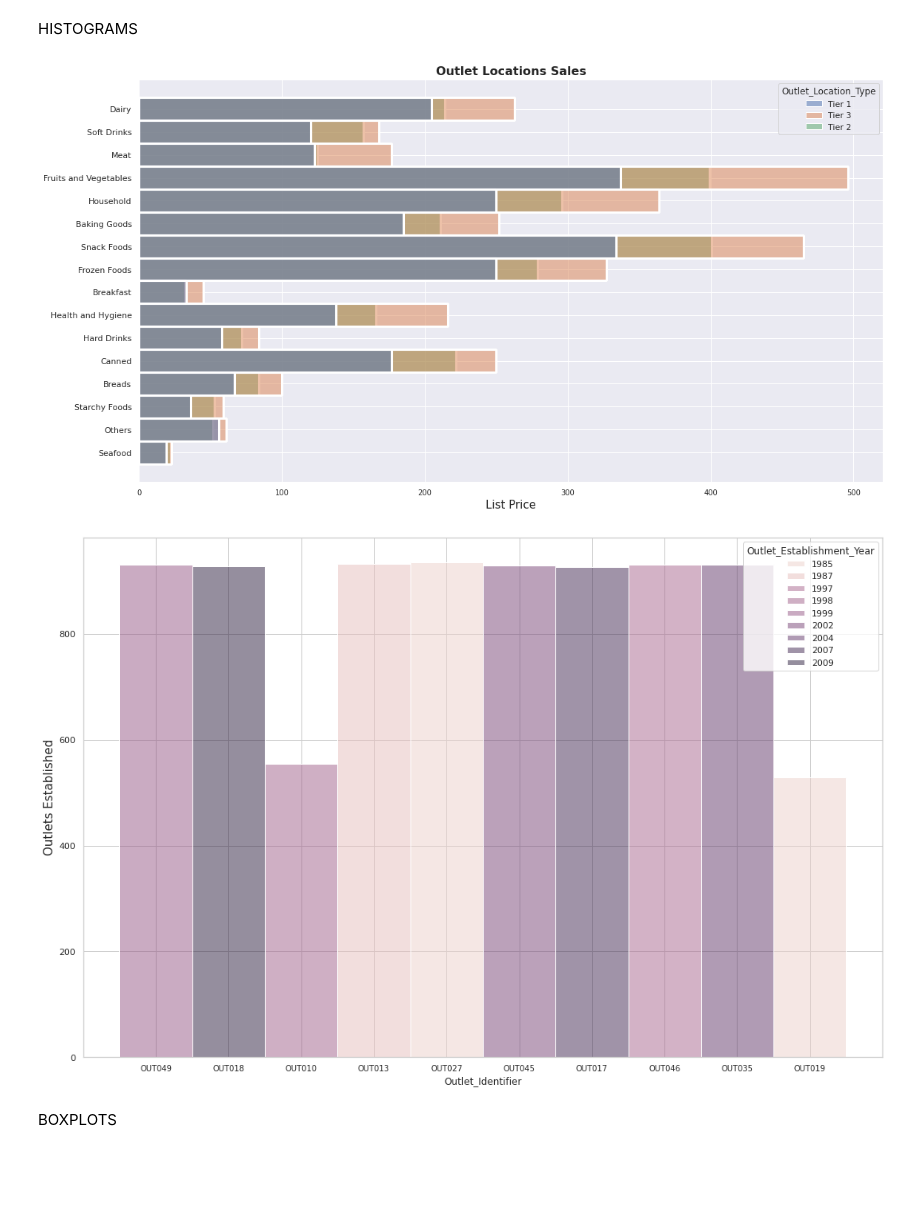
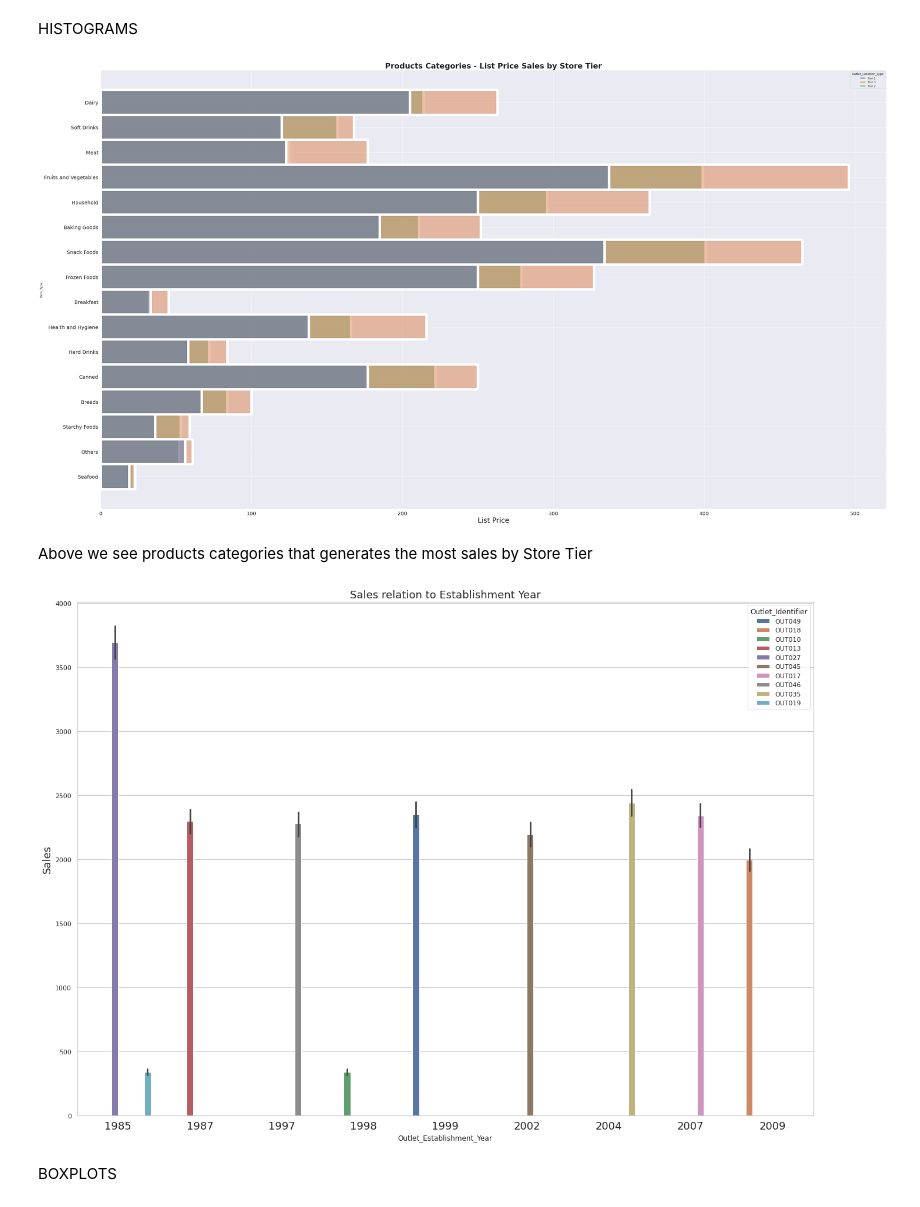
Before and after one commit to GENNYB7/FoodSale_Forecast, a Jupyter notebook: Forecast_FoodSale.ipynb, the cells around one changed output. Saved outputs shown, nothing was run; the diff lists cells and outputs as text; code cells hidden in the pictures; blank space fills up the shorter version.

```diff
--- a/Forecast_FoodSale.ipynb
+++ b/Forecast_FoodSale.ipynb
@@ -349,2 +406,12 @@ ItemsVis
 # %% [markdown]
 VISUALIZATIONS
+# %%
+#Sales Distribution
+
+plt.style.use('fivethirtyeight')
+plt.figure(figsize=(12,7))
+sns.distplot(forecast_df.Item_Outlet_Sales, bins = 25)
+plt.ticklabel_format(style='plain', axis='x', scilimits=(0,1))
+plt.xlabel("Item_Outlet_Sales")
+plt.ylabel("Number of Sales")
+plt.title("Item_Outlet_Sales Distribution");
@@ -396,25 +468,27 @@ plt.show()
 HISTOGRAMS
 # %%
 sns.set_theme(style="darkgrid")
-histplot, ax = plt.subplots(figsize = (18,10))
+histplot, ax = plt.subplots(figsize = (50,30))
 sns.histplot(data=forecast_df, y='Item_Type', hue='Outlet_Location_Type')
-plt.title('Categories Sales by Store Tier',fontsize = 16, fontweight='bold' )
-plt.xlabel('List Price', fontsize = 15)
-ax.set_title('Outlet Locations Sales',fontsize = 16, fontweight='bold' )
-ax.set_xlabel('List Price', fontsize = 15)
-ax.set_ylabel(None)
-plt.xticks(fontsize=10);
+plt.title('Products Categories - List Price Sales by Store Tier', fontsize = 30, fontweight='bold' )
+plt.xlabel('List Price', fontsize = 28)
+ax.set_xlabel('List Price', fontsize = 28)
+plt.xticks(fontsize=20)
+plt.yticks(fontsize=20);
 # %% [output]
-[figure, old version]
+[figure, new version]
+# %% [markdown]
+Above we see products categories that generates the most sales by Store Tier
 # %%
-#I'm having a really hard time setting the legend to be outside the plot =(
+
 sns.set_theme(style="whitegrid")
-histplot, ax = plt.subplots(figsize = (18,12))
-sns.histplot(data=forecast_df, x='Outlet_Identifier', hue='Outlet_Establishment_Year')
-plt.ylabel('Outlets Established', fontsize = 15)
-plt.xticks(fontsize=10);
+barplot, ax = plt.subplots(figsize = (20,15))
+sns.barplot(data=forecast_df, x='Outlet_Establishment_Year', y='Item_Outlet_Sales', hue='Outlet_Identifier')
+plt.ylabel('Sales', fontsize = 18)
+plt.title("Sales relation to Establishment Year", fontsize= 18)
+plt.xticks(fontsize=18);
 # %% [output]
-[figure, old version]
+[figure, new version]
 # %% [markdown]
 BOXPLOTS
 # %%
```
Also changed, not shown: parts of 76 cells of this notebook.
